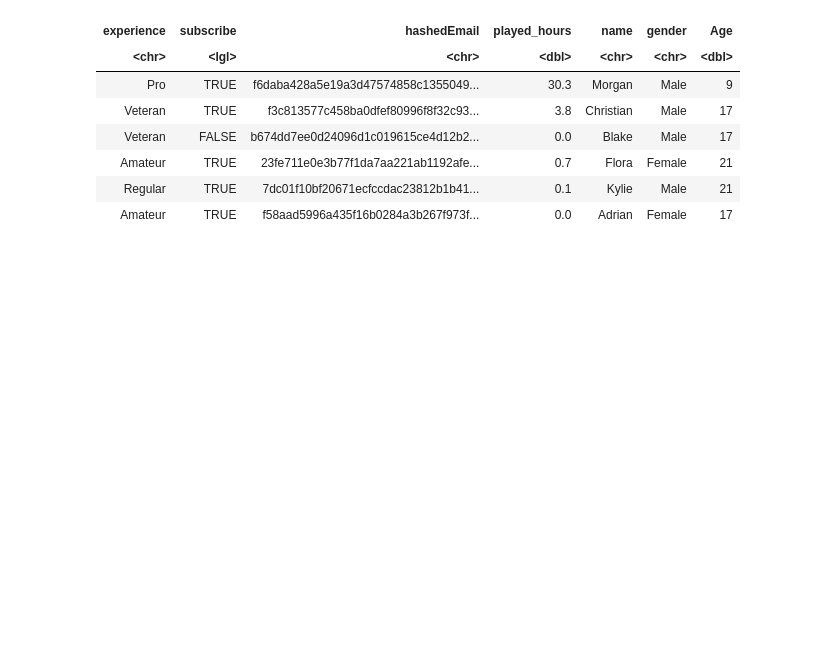
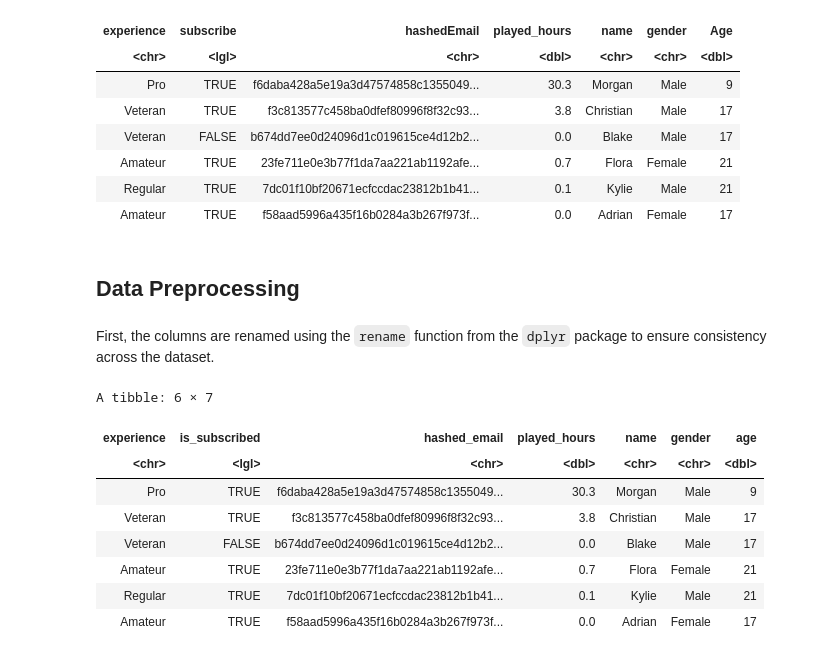
Before and after one commit to anasha02/dsci-100-2025s-project, a Jupyter notebook: Project.ipynb, the cells around one changed output. Drawn from its saved outputs; the diff is of its cells as text; code cells hidden in the pictures; blank space fills up the shorter version.

```diff
--- a/Project.ipynb
+++ b/Project.ipynb
@@ -51,3 +39,23 @@ A tibble: 6 × 7
 | Amateur | TRUE | 23fe711e0e3b77f1da7aa221ab1192afe... | 0.7 | Flora | Female | 21 |
 | Regular | TRUE | 7dc01f10bf20671ecfccdac23812b1b41... | 0.1 | Kylie | Male | 21 |
 | Amateur | TRUE | f58aad5996a435f16b0284a3b267f973f... | 0.0 | Adrian | Female | 17 |
+# %% [markdown]
+## Data Preprocessing
+# %% [markdown]
+First, the columns are renamed using the `rename` function from the `dplyr` package to ensure consistency across the dataset.
+# %%
+players_data <- rename(players_data,
+    is_subscribed = subscribe,
+    hashed_email = hashedEmail,
+    age = Age)
+head(players_data)
+# %% [output]
+A tibble: 6 × 7
+| experience | is_subscribed | hashed_email | played_hours | name | gender | age |
+| <chr> | <lgl> | <chr> | <dbl> | <chr> | <chr> | <dbl> |
+| Pro | TRUE | f6daba428a5e19a3d47574858c1355049... | 30.3 | Morgan | Male | 9 |
+| Veteran | TRUE | f3c813577c458ba0dfef80996f8f32c93... | 3.8 | Christian | Male | 17 |
+| Veteran | FALSE | b674dd7ee0d24096d1c019615ce4d12b2... | 0.0 | Blake | Male | 17 |
+| Amateur | TRUE | 23fe711e0e3b77f1da7aa221ab1192afe... | 0.7 | Flora | Female | 21 |
+| Regular | TRUE | 7dc01f10bf20671ecfccdac23812b1b41... | 0.1 | Kylie | Male | 21 |
+| Amateur | TRUE | f58aad5996a435f16b0284a3b267f973f... | 0.0 | Adrian | Female | 17 |
```
Also changed, not shown: parts of 21 cells of this notebook.
